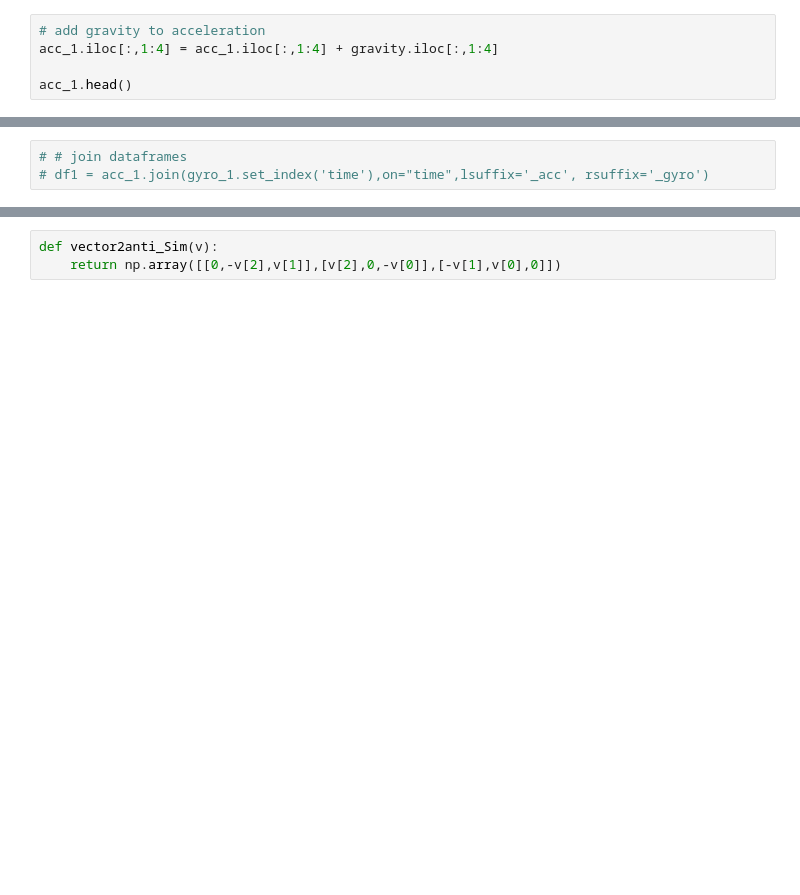
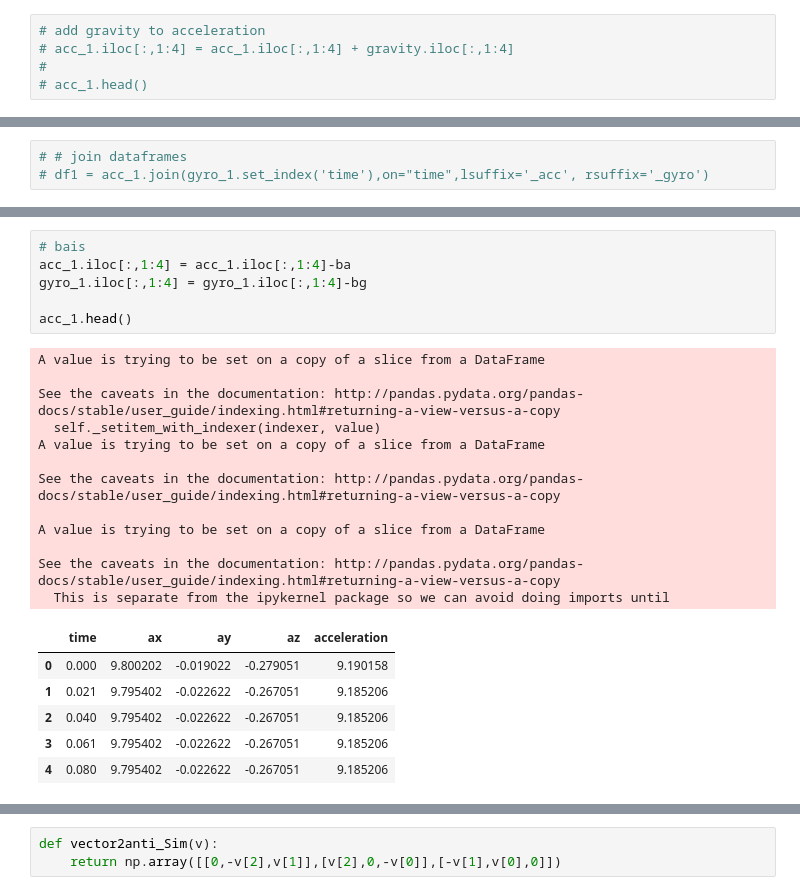
Before and after one commit to orenltr/Inertial-Navigation, a Jupyter notebook: Navigation_Eq.ipynb, the cells around one changed output, grey strips where cells are left out. Drawn from its saved outputs; the diff is of its cells as text; blank space fills up the shorter version.

```diff
--- a/Navigation_Eq.ipynb
+++ b/Navigation_Eq.ipynb
@@ -17,5 +62,5 @@ gravity = gravity[['time','x','y','z']]
 # %%
 # add gravity to acceleration
-acc_1.iloc[:,1:4] = acc_1.iloc[:,1:4] + gravity.iloc[:,1:4]
-
-acc_1.head()
+# acc_1.iloc[:,1:4] = acc_1.iloc[:,1:4] + gravity.iloc[:,1:4]
+#
+# acc_1.head()
@@ -54,3 +105,28 @@ gyro_1['time'] = (gyro_1['time']-gyro_1.loc[0,'time'])*(1e-9)
+# %%
+# bais
+acc_1.iloc[:,1:4] = acc_1.iloc[:,1:4]-ba
+gyro_1.iloc[:,1:4] = gyro_1.iloc[:,1:4]-bg
+
+acc_1.head()
+# %% [output]
+A value is trying to be set on a copy of a slice from a DataFrame
+
+See the caveats in the documentation: http://pandas.pydata.org/pandas-docs/stable/user_guide/indexing.html#returning-a-view-versus-a-copy
+  self._setitem_with_indexer(indexer, value)
+A value is trying to be set on a copy of a slice from a DataFrame
+
+See the caveats in the documentation: http://pandas.pydata.org/pandas-docs/stable/user_guide/indexing.html#returning-a-view-versus-a-copy
+
+A value is trying to be set on a copy of a slice from a DataFrame
+
+See the caveats in the documentation: http://pandas.pydata.org/pandas-docs/stable/user_guide/indexing.html#returning-a-view-versus-a-copy
+  This is separate from the ipykernel package so we can avoid doing imports until
+|  | time | ax | ay | az | acceleration |
+| 0 | 0.000 | 9.800202 | -0.019022 | -0.279051 | 9.190158 |
+| 1 | 0.021 | 9.795402 | -0.022622 | -0.267051 | 9.185206 |
+| 2 | 0.040 | 9.795402 | -0.022622 | -0.267051 | 9.185206 |
+| 3 | 0.061 | 9.795402 | -0.022622 | -0.267051 | 9.185206 |
+| 4 | 0.080 | 9.795402 | -0.022622 | -0.267051 | 9.185206 |
 # %%
 # plot acceleration
 fig = plt.figure(figsize=(15,5))
```
Also changed, not shown: parts of 15 cells of this notebook.
